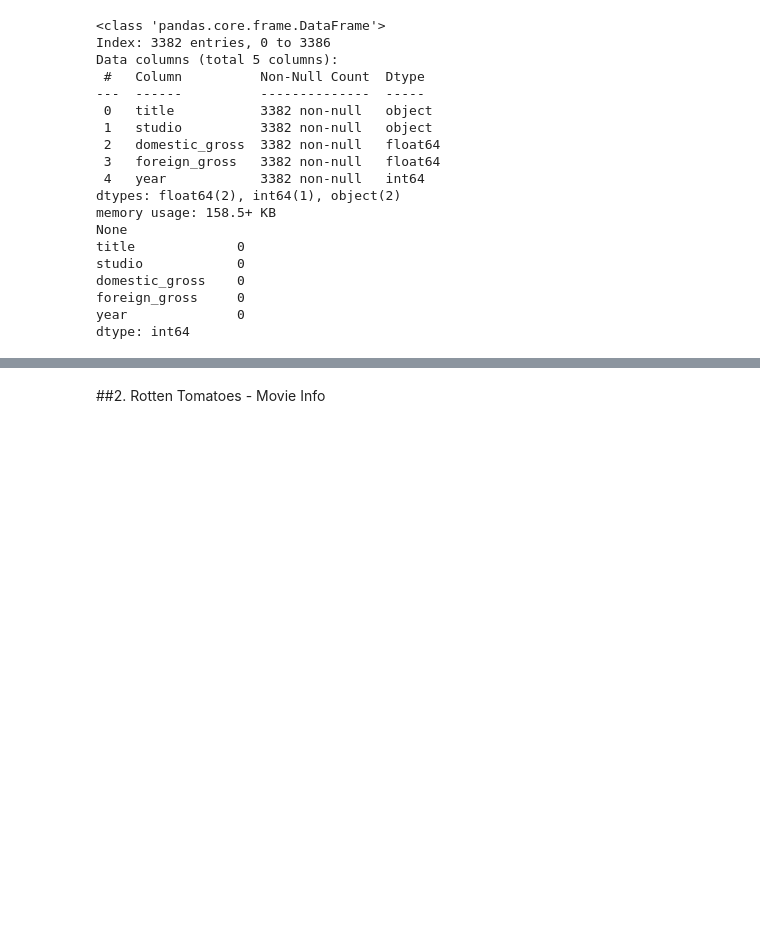
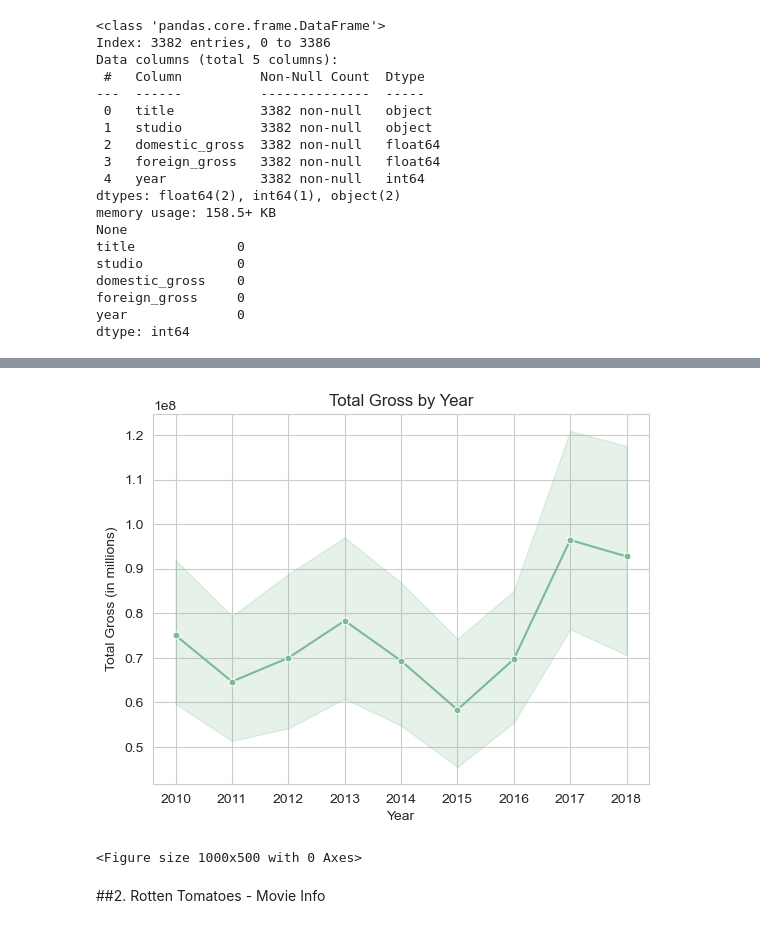
Before and after one commit to geomwangi007/Microsoft-Studio-Project, a Jupyter notebook: student.ipynb, the cells around one changed output, grey strips where cells are left out. Drawn from its saved outputs; the diff is of its cells as text; code cells hidden in the pictures; blank space fills up the shorter version.

```diff
--- a/student.ipynb
+++ b/student.ipynb
@@ -184,3 +265,28 @@ dtype: int64
+# %%
+# sns.lineplot(x="year", y="total_gross", data=data)
+pd.option_context('mode.use_inf_as_na', True)
+# Replace infinite values with NaN
+bom_movie_gross.replace([np.inf, -np.inf], np.nan, inplace=True)
+# Create a lineplot with seaborn
+ax = sns.lineplot(x='year', y='total_gross', data=bom_movie_gross, marker='o', markersize=5)
+
+
+# Format x-axis ticks as integers
+ax.xaxis.set_major_locator(plt.MaxNLocator(integer=True))
+
+# Set the title and axis labels
+plt.title('Total Gross by Year')
+plt.xlabel('Year')
+plt.ylabel('Total Gross (in millions)')
+
+# Set the size of the plot
+plt.figure(figsize=(10, 5))
+
+# Show the plot
+plt.show();
+# %% [output]
+[figure, added]
+<Figure size 1000x500 with 0 Axes>
 # %% [markdown]
 ##2. Rotten Tomatoes - Movie Info
 # %%
```
Also changed, not shown: parts of 18 cells of this notebook.
